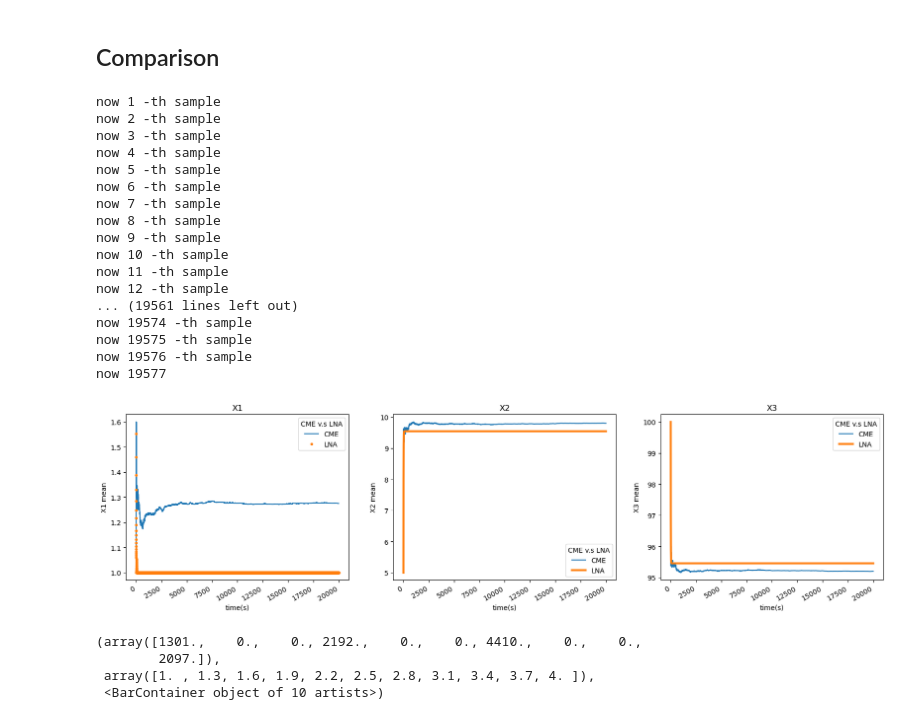
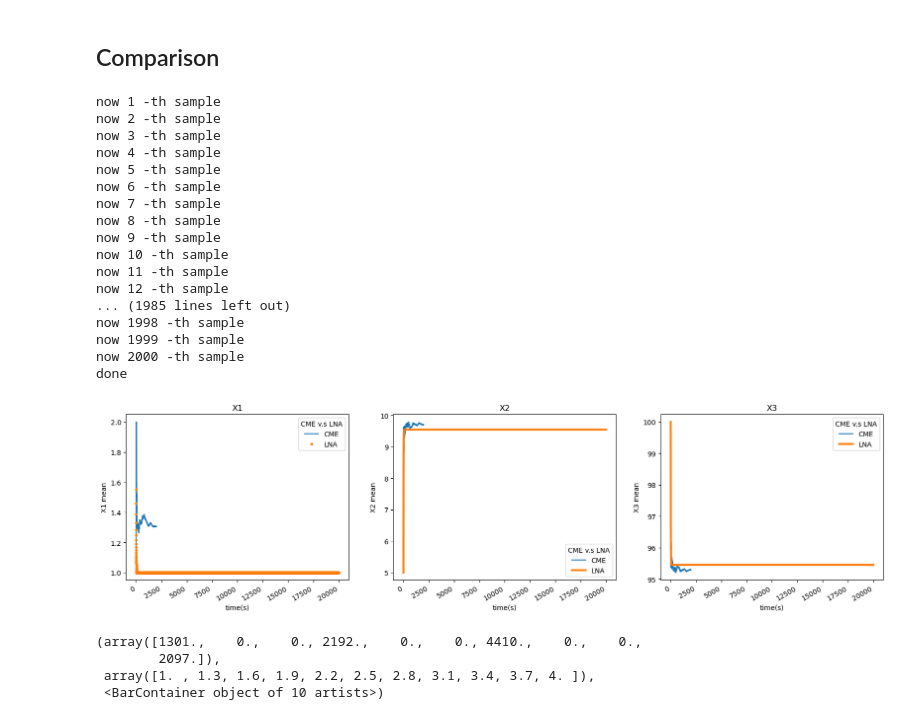
Before and after one commit to std92050/AMM, a Jupyter notebook: SDE/LNA simulation.ipynb, the cells around one changed output. Saved outputs shown, nothing was run; the diff lists cells and outputs as text; code cells hidden in the pictures.

```diff
--- a/SDE/LNA simulation.ipynb
+++ b/SDE/LNA simulation.ipynb
@@ -255,8 +255,8 @@ k2=1
 k3=1
 #time setting
 t=0
-t_end= 2000000
-t_sample = 10*max(1/k1 , 1/k0 , 1/k2 , 1/k3)
+t_end= 200000
+t_sample = max(1/k1 , 1/k0 , 1/k2 , 1/k3)
 
 #initial state
 X1_ini = 1
@@ -269,7 +269,7 @@ def R_2(k0,k1,k2,k3,X1_ini,X2_ini,X3_ini ) :
     X1 = X1_ini
     X2 = X2_ini
     X3 = X3_ini
-    t_sample = 10*max(1/k0 , 1/k1)
+    t_sample = 10*max(1/k1 , 1/k0 , 1/k2 , 1/k3)
     t_array = np.zeros(int( t_end/t_sample) +1 )
     X1_array = np.zeros(int( t_end/t_sample) +1 )
     X2_array = np.zeros(int( t_end/t_sample) + 1)
@@ -321,7 +321,7 @@ def R_2(k0,k1,k2,k3,X1_ini,X2_ini,X3_ini ) :
             print('done')
             break
 
-        #here need to use while since it's possible that j+1*t_sample < t
+        #here need to use while since it's possible that (j+1)*t_sample < t
         while t >= j*t_sample:
             j = j+1
             t_array[j] = j
@@ -377,46 +377,46 @@ now 9 -th sample
 now 10 -th sample
 now 11 -th sample
 now 12 -th sample
-... (19561 lines left out)
-now 19574 -th sample
-now 19575 -th sample
-now 19576 -th sample
-now 19577
+... (1985 lines left out)
+now 1998 -th sample
+now 1999 -th sample
+now 2000 -th sample
+done
 # %%
 m_LNA = avg_LNA_2(k0 ,k1 , k2,k3 ,X1_ini ,X2_ini , X3_ini  )
 m_1 , m_2 , m_3 = avg_2(X1_array , X2_array , X3_array )
 # %%
 # plot the results
-t_sample= 10*max(1/k0 , 1/k1)
+
 fig , ax = plt.subplots(1,3 ,  figsize=(20,5))
 
 
 ax[0].set_title("X1")
 ax[0].set_xlabel('time(s)')
 ax[0].set_ylabel('X1 mean')
 
 ax[0].plot(  m_1, label = "CME" )
 ax[0].plot(  m_LNA[:,0]   , '.',label = "LNA"  )
 ax[0].legend(title = "CME v.s LNA")
 
 ax[1].set_title("X2")
 ax[1].set_xlabel('time(s)')
 ax[1].set_ylabel('X2 mean')
 
 ax[1].plot( m_2 , label = "CME" )
 ax[1].plot( m_LNA[:,1] , label = "LNA" ,  linewidth =3.0)
 ax[1].legend(title = "CME v.s LNA")
 
 ax[2].set_title("X3")
 ax[2].set_xlabel('time(s)')
 ax[2].set_ylabel('X3 mean')
 
 ax[2].plot(m_3 , label = "CME" )
 ax[2].plot(m_LNA[:,2]  , label = "LNA" ,  linewidth =3.0)
 ax[2].legend(title = "CME v.s LNA")
 fig.autofmt_xdate()
 # %% [output]
-[figure, old version]
+[figure, new version]
 # %%
 def test(N):
     X_array = np.zeros(N)
```
